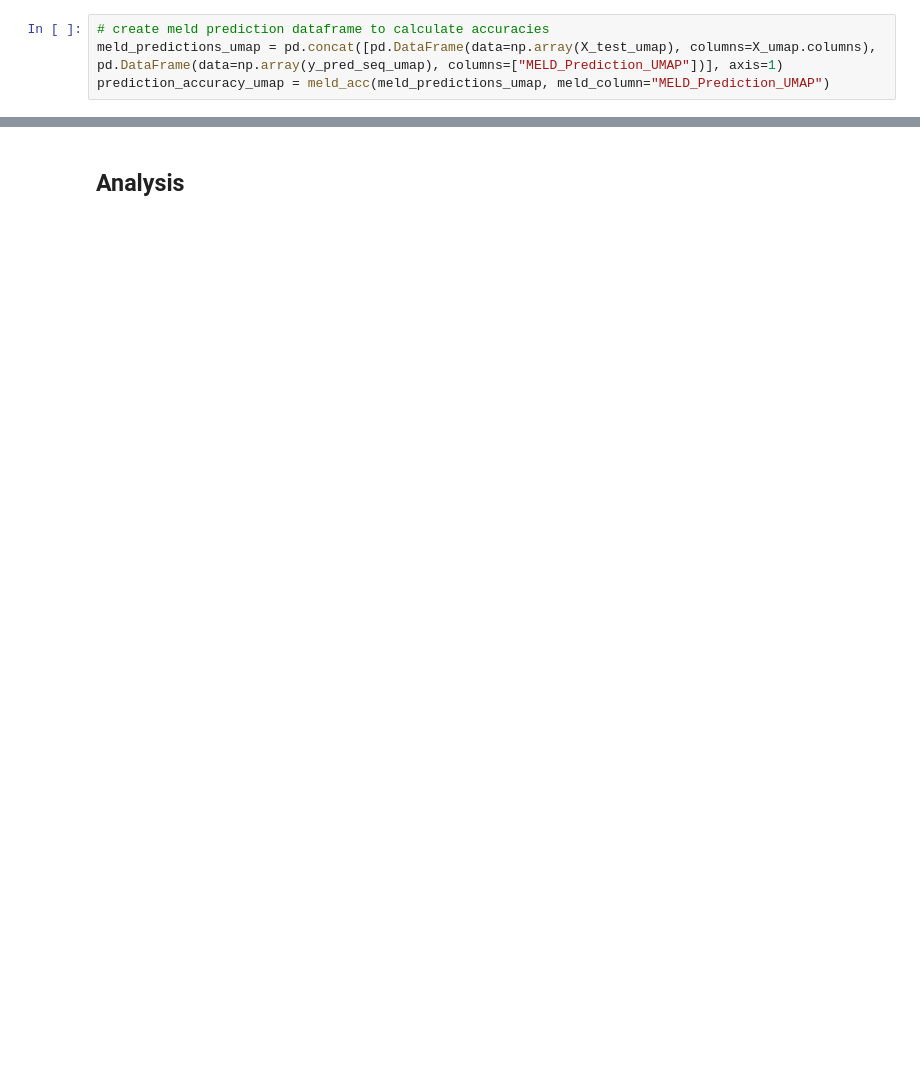
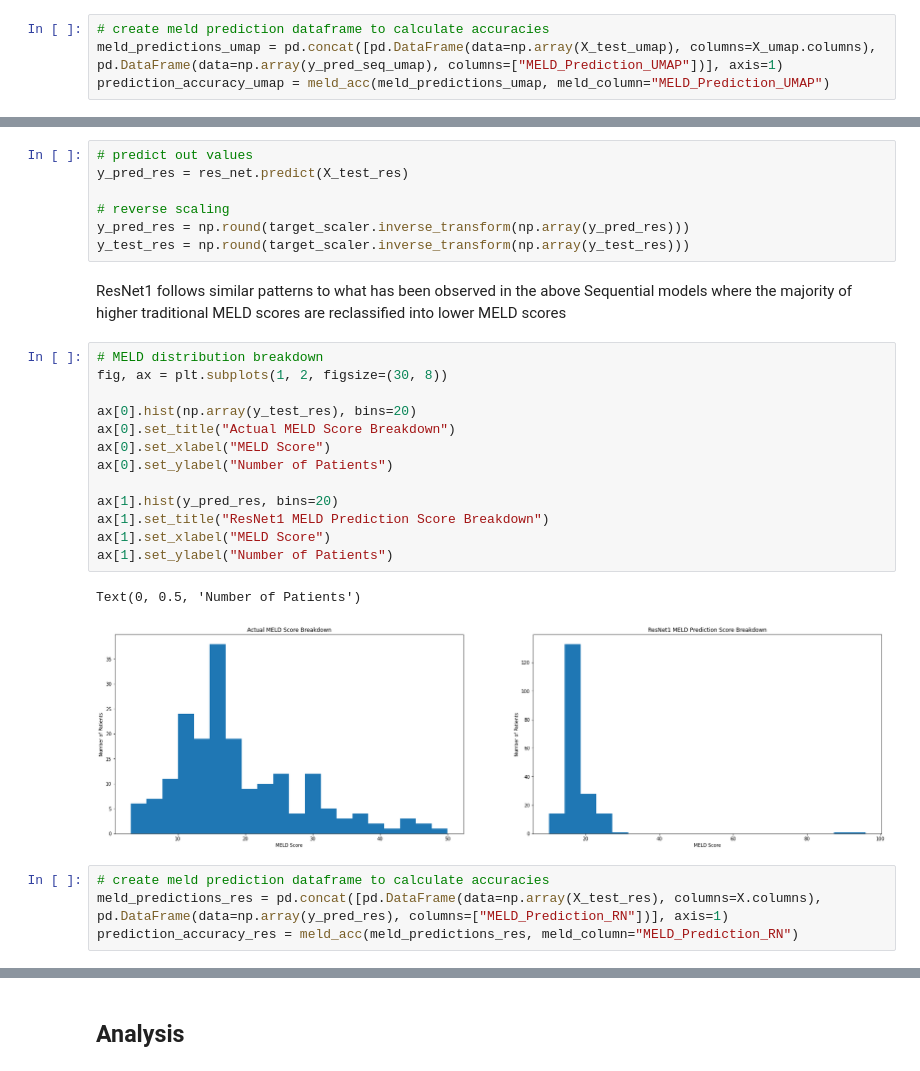
Before and after one commit to wisniemj/CS8321, a Jupyter notebook: finalPaper/finalPaper.ipynb, the cells around one changed output, grey strips where cells are left out. Saved outputs shown, nothing was run; the diff lists cells and outputs as text; blank space fills up the shorter version.

```diff
--- a/finalPaper/finalPaper.ipynb
+++ b/finalPaper/finalPaper.ipynb
@@ -667,0 +750,29 @@ prediction_accuracy_umap = meld_acc(meld_predictions_umap, meld_column="MELD_Pre
+# %%
+# predict out values
+y_pred_res = res_net.predict(X_test_res)
+
+# reverse scaling
+y_pred_res = np.round(target_scaler.inverse_transform(np.array(y_pred_res)))
+y_test_res = np.round(target_scaler.inverse_transform(np.array(y_test_res)))
+# %% [markdown]
+ResNet1 follows similar patterns to what has been observed in the above Sequential models where the majority of higher traditional MELD scores are reclassified into lower MELD scores
+# %%
+# MELD distribution breakdown
+fig, ax = plt.subplots(1, 2, figsize=(30, 8))
+
+ax[0].hist(np.array(y_test_res), bins=20)
+ax[0].set_title("Actual MELD Score Breakdown")
+ax[0].set_xlabel("MELD Score")
+ax[0].set_ylabel("Number of Patients")
+
+ax[1].hist(y_pred_res, bins=20)
+ax[1].set_title("ResNet1 MELD Prediction Score Breakdown")
+ax[1].set_xlabel("MELD Score")
+ax[1].set_ylabel("Number of Patients")
+# %% [output]
+Text(0, 0.5, 'Number of Patients')
+[figure, added]
+# %%
+# create meld prediction dataframe to calculate accuracies
+meld_predictions_res = pd.concat([pd.DataFrame(data=np.array(X_test_res), columns=X.columns), pd.DataFrame(data=np.array(y_pred_res), columns=["MELD_Prediction_RN"])], axis=1)
+prediction_accuracy_res = meld_acc(meld_predictions_res, meld_column="MELD_Prediction_RN")
```
Also changed, not shown: parts of 52 cells of this notebook.
